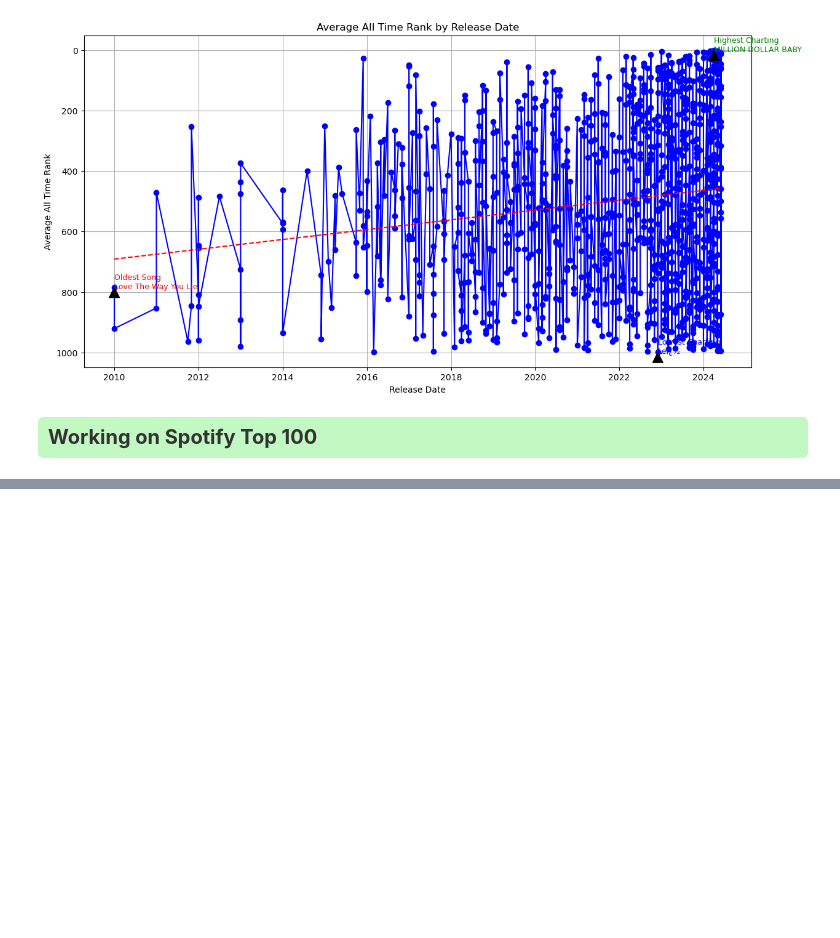
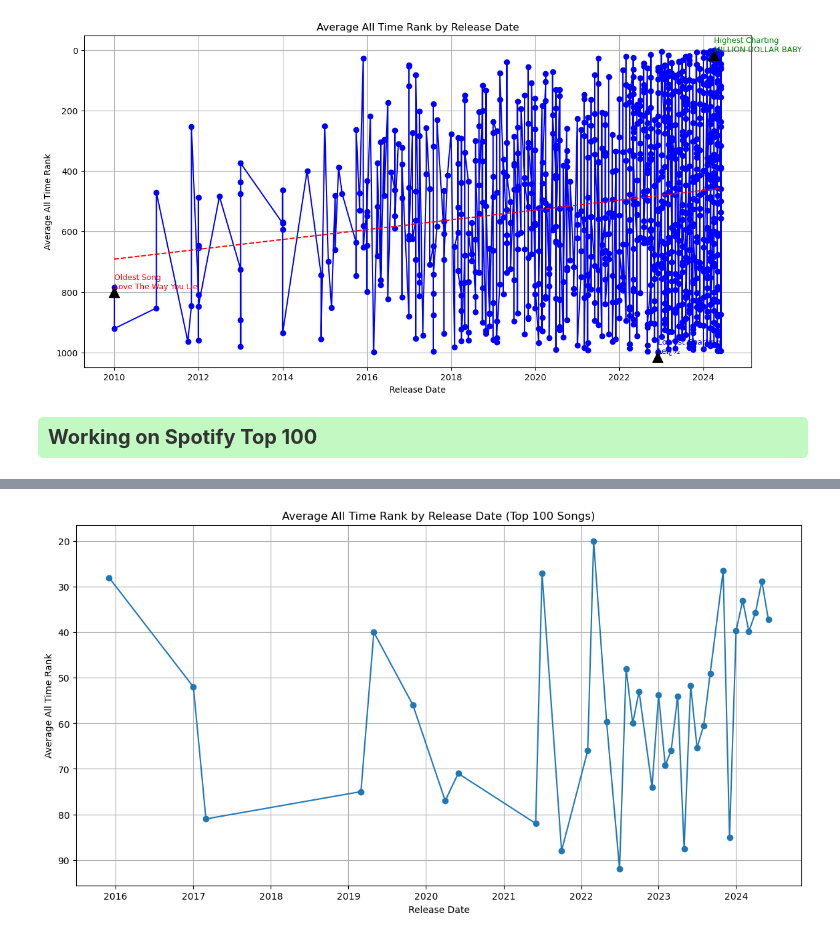
Before and after one commit to al-gent/msds_593_final, a Jupyter notebook: akank_spotify_data_3.ipynb, the cells around one changed output, grey strips where cells are left out. Cells and saved outputs as stored; diff of their text form; code cells hidden in the pictures; blank space fills up the shorter version.

```diff
--- a/akank_spotify_data_3.ipynb
+++ b/akank_spotify_data_3.ipynb
@@ -178,3 +178,11 @@ Average All Time Rank: 999.0
 <div style="background-color: #c2f9c2; padding: 10px; border-radius: 5px; font-size: 20px; color: #333;">
     <b>Working on Spotify Top 100</b>
 </div>
+# %%
+# Filter to keep only the top 100 ranks
+data_top_2024 = data_2024[data_2024['All Time Rank'] <= 100]
+
+# Analyze song rank and release date
+release_analysis_top_2024 = data_top_2024.groupby(['Release Year', 'Release Month'])['All Time Rank'].mean().reset_index()
+
+print(release_analysis_top_2024)
@@ -180,0 +207,28 @@ Average All Time Rank: 999.0
+# %%
+# Convert 'Release Month' to string and zero-pad it
+release_analysis_top_2024 ['Release Month'] = release_analysis_top_2024 ['Release Month'].astype(int).astype(str).str.zfill(2)
+
+# Combine year and month into a datetime format
+release_analysis_top_2024['Release Date'] = pd.to_datetime(release_analysis_top_2024['Release Year'].astype(str) + '-' + release_analysis_top_2024['Release Month'])
+
+# Drop rows with NaT values in 'Release Date' if any
+release_analysis_top_2024 = release_analysis_top_2024.dropna(subset=['Release Date'])
+
+# Sort the data by release date
+release_analysis_top_2024 = release_analysis_top_2024.sort_values('Release Date')
+
+# Plot data
+plt.figure(figsize=(14, 7))
+plt.plot(release_analysis_top_2024['Release Date'], release_analysis_top_2024['All Time Rank'], marker='o')
+
+# Add titles and labels
+plt.title('Average All Time Rank by Release Date (Top 100 Songs)')
+plt.gca().invert_yaxis()  # Use gca() to get the current axes
+plt.xlabel('Release Date')
+plt.ylabel('Average All Time Rank')
+plt.grid(True)
+
+# Display the plot
+plt.show()
+# %% [output]
+[figure, added]
```
Also changed, not shown: parts of 2 cells of this notebook.
